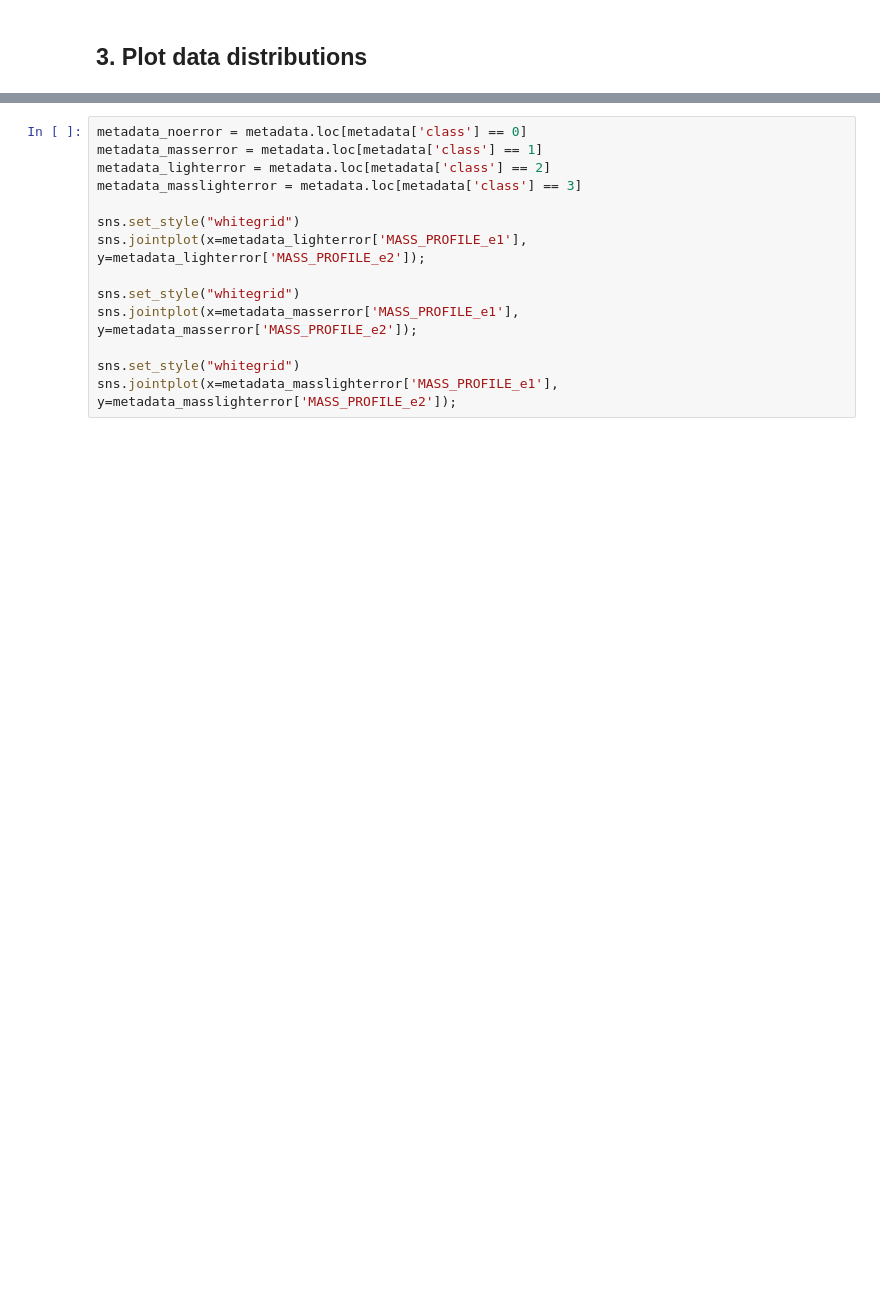
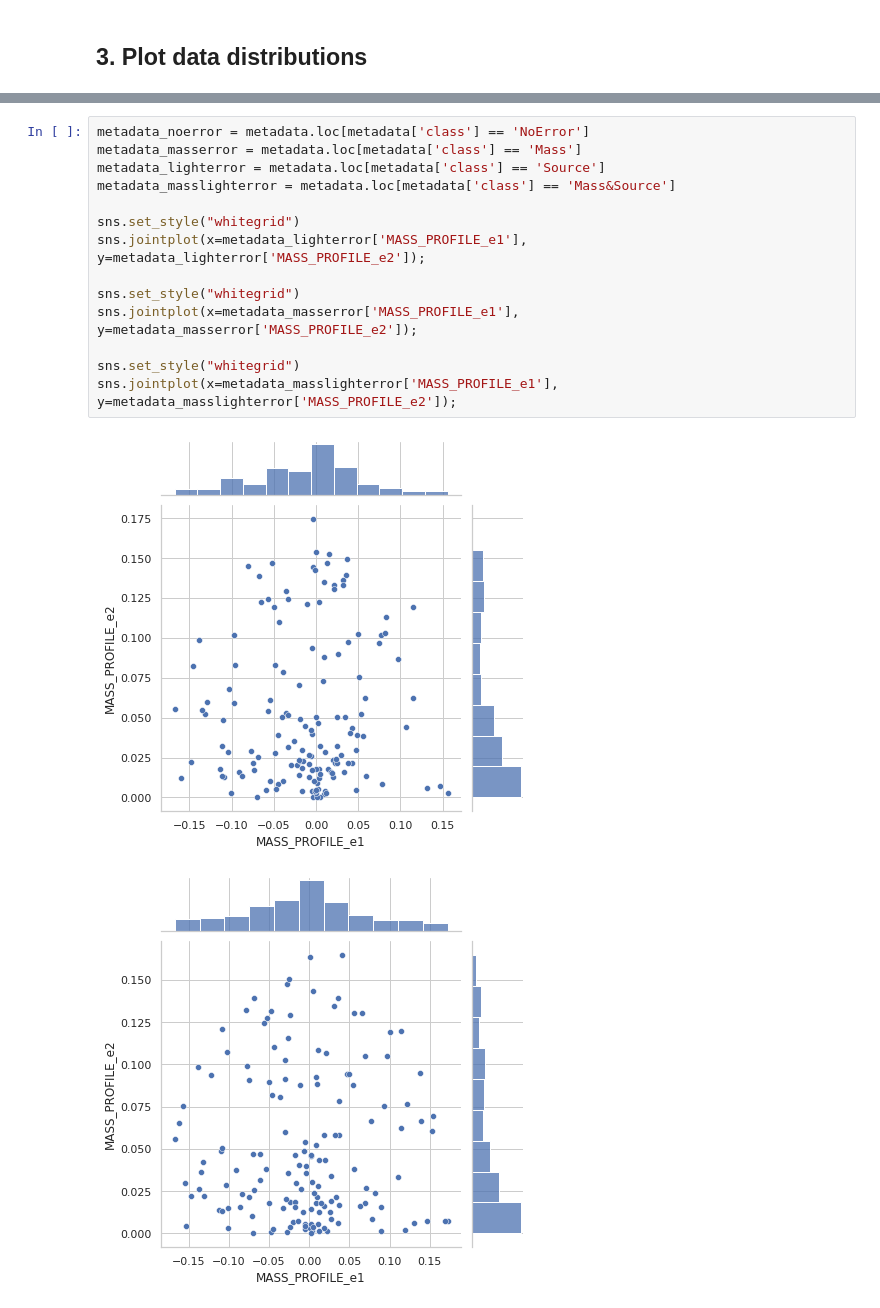
Before and after one commit to emmahoggett/Error_class_lenstronomy, a Jupyter notebook: Simulations/datanalysis.ipynb, the cells around one changed output, grey strips where cells are left out. Saved outputs shown, nothing was run; the diff lists cells and outputs as text; blank space fills up the shorter version.

```diff
--- a/Simulations/datanalysis.ipynb
+++ b/Simulations/datanalysis.ipynb
@@ -165,14 +166,17 @@ TypeError: unhashable type: 'list'
 # %%
-metadata_noerror = metadata.loc[metadata['class'] == 0]
-metadata_masserror = metadata.loc[metadata['class'] == 1]
-metadata_lighterror = metadata.loc[metadata['class'] == 2]
-metadata_masslighterror = metadata.loc[metadata['class'] == 3]
+metadata_noerror = metadata.loc[metadata['class'] == 'NoError']
+metadata_masserror = metadata.loc[metadata['class'] == 'Mass']
+metadata_lighterror = metadata.loc[metadata['class'] == 'Source']
+metadata_masslighterror = metadata.loc[metadata['class'] == 'Mass&Source']
 
 sns.set_style("whitegrid")
 sns.jointplot(x=metadata_lighterror['MASS_PROFILE_e1'], y=metadata_lighterror['MASS_PROFILE_e2']);
 
 sns.set_style("whitegrid")
 sns.jointplot(x=metadata_masserror['MASS_PROFILE_e1'], y=metadata_masserror['MASS_PROFILE_e2']);
 
 sns.set_style("whitegrid")
 sns.jointplot(x=metadata_masslighterror['MASS_PROFILE_e1'], y=metadata_masslighterror['MASS_PROFILE_e2']);
+# %% [output]
+[figure, added]
+[figure, added]
```
Also changed, not shown: parts of 5 cells of this notebook, 21 other files.
